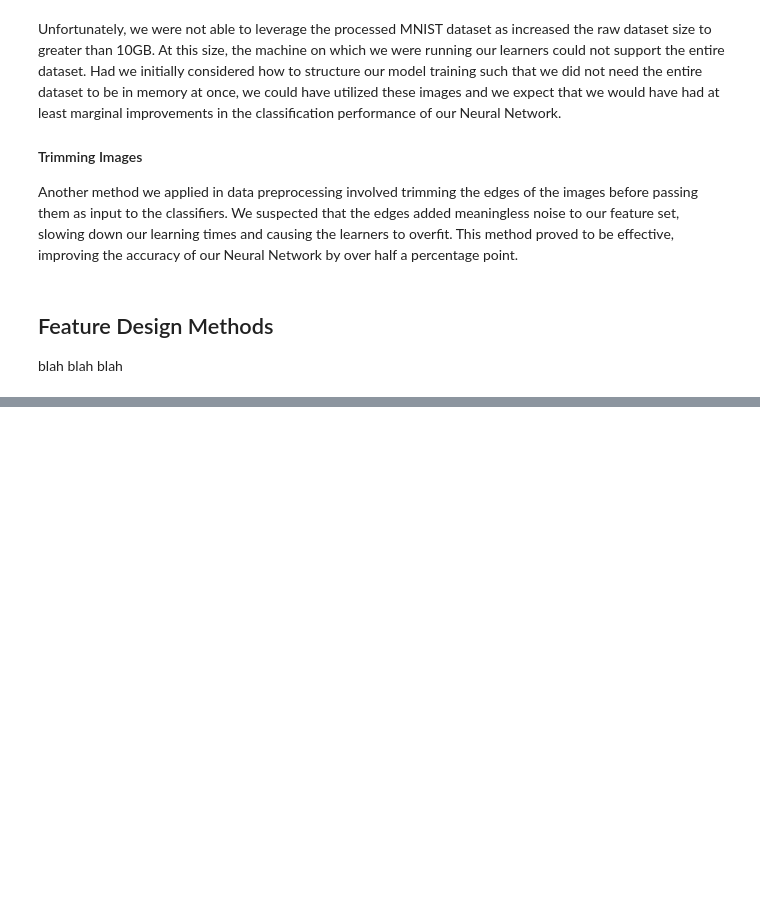
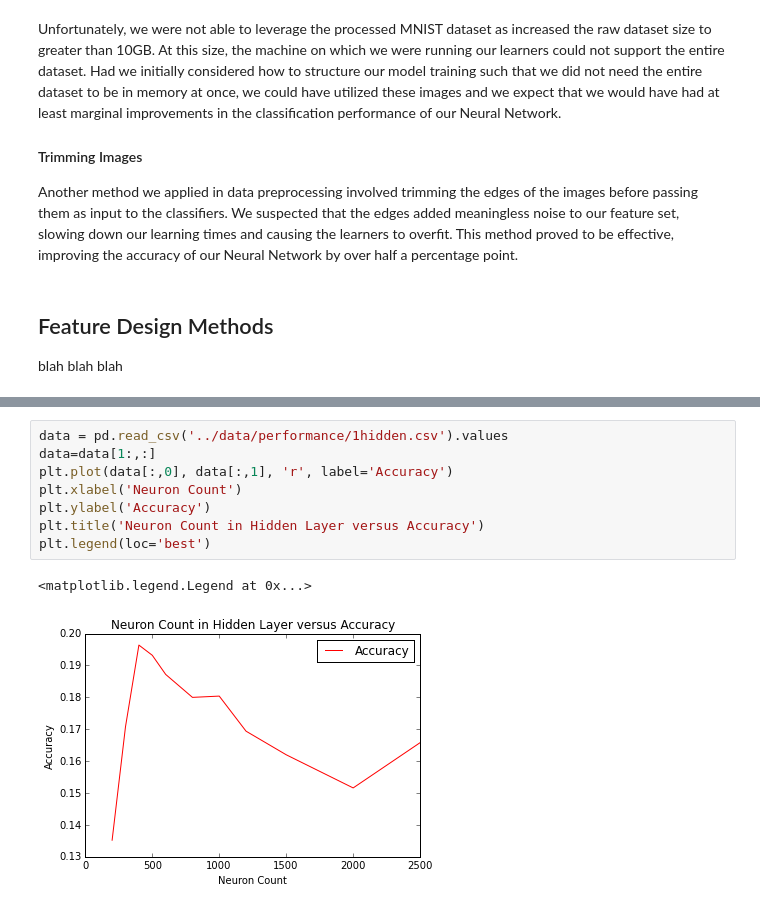
Before and after one commit to anhlbt/comp-598-project-3, a Jupyter notebook: report.ipynb, the cells around one changed output, grey strips where cells are left out. Cells and saved outputs as stored; diff of their text form; blank space fills up the shorter version.

```diff
--- a/report.ipynb
+++ b/report.ipynb
@@ -161,0 +182,11 @@ blah blah blah
+# %%
+data = pd.read_csv('../data/performance/1hidden.csv').values
+data=data[1:,:]
+plt.plot(data[:,0], data[:,1], 'r', label='Accuracy')
+plt.xlabel('Neuron Count')
+plt.ylabel('Accuracy')
+plt.title('Neuron Count in Hidden Layer versus Accuracy')
+plt.legend(loc='best')
+# %% [output]
+<matplotlib.legend.Legend at 0x...>
+[figure, added]
```
Also changed, not shown: parts of 20 cells of this notebook, 1 other file.
